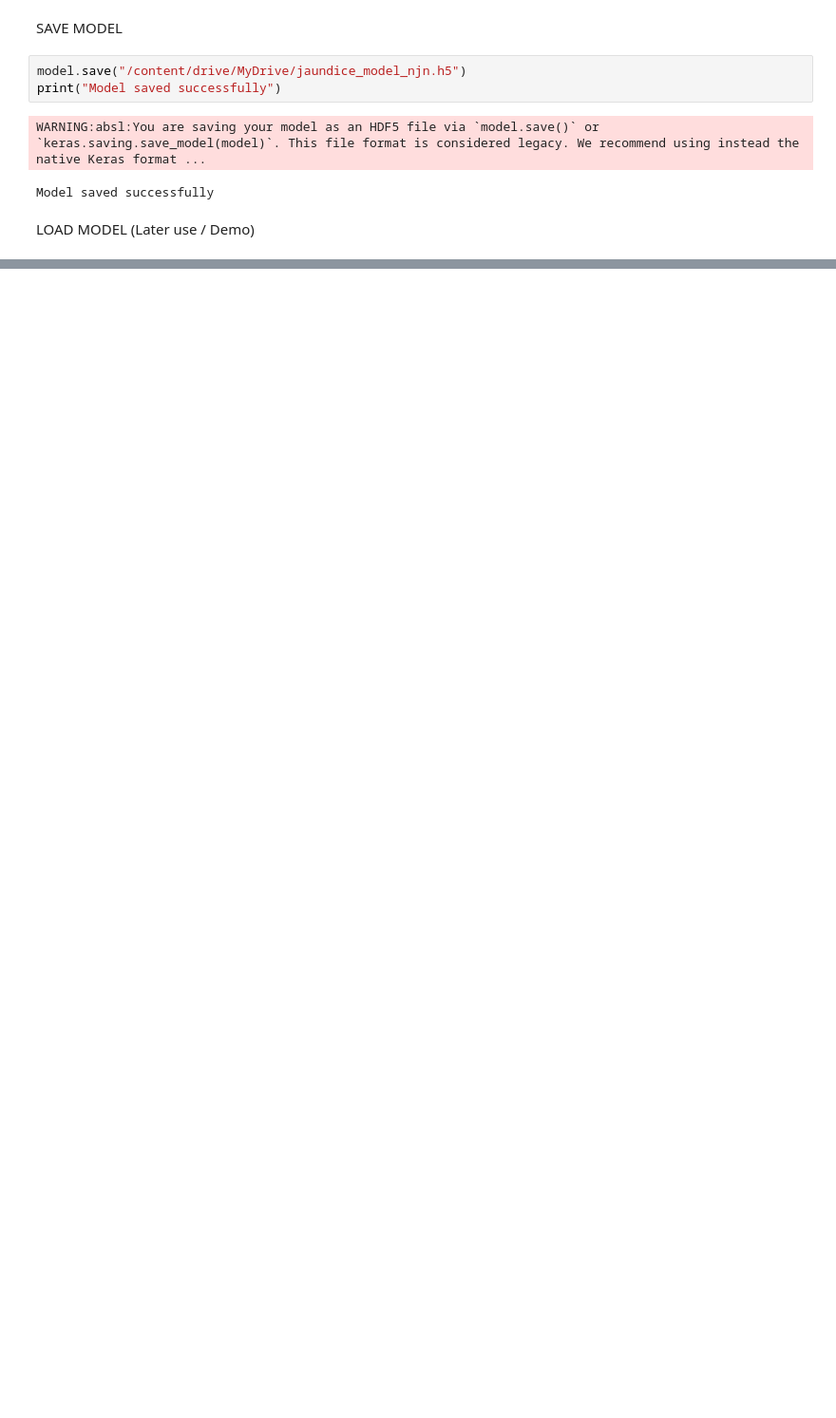
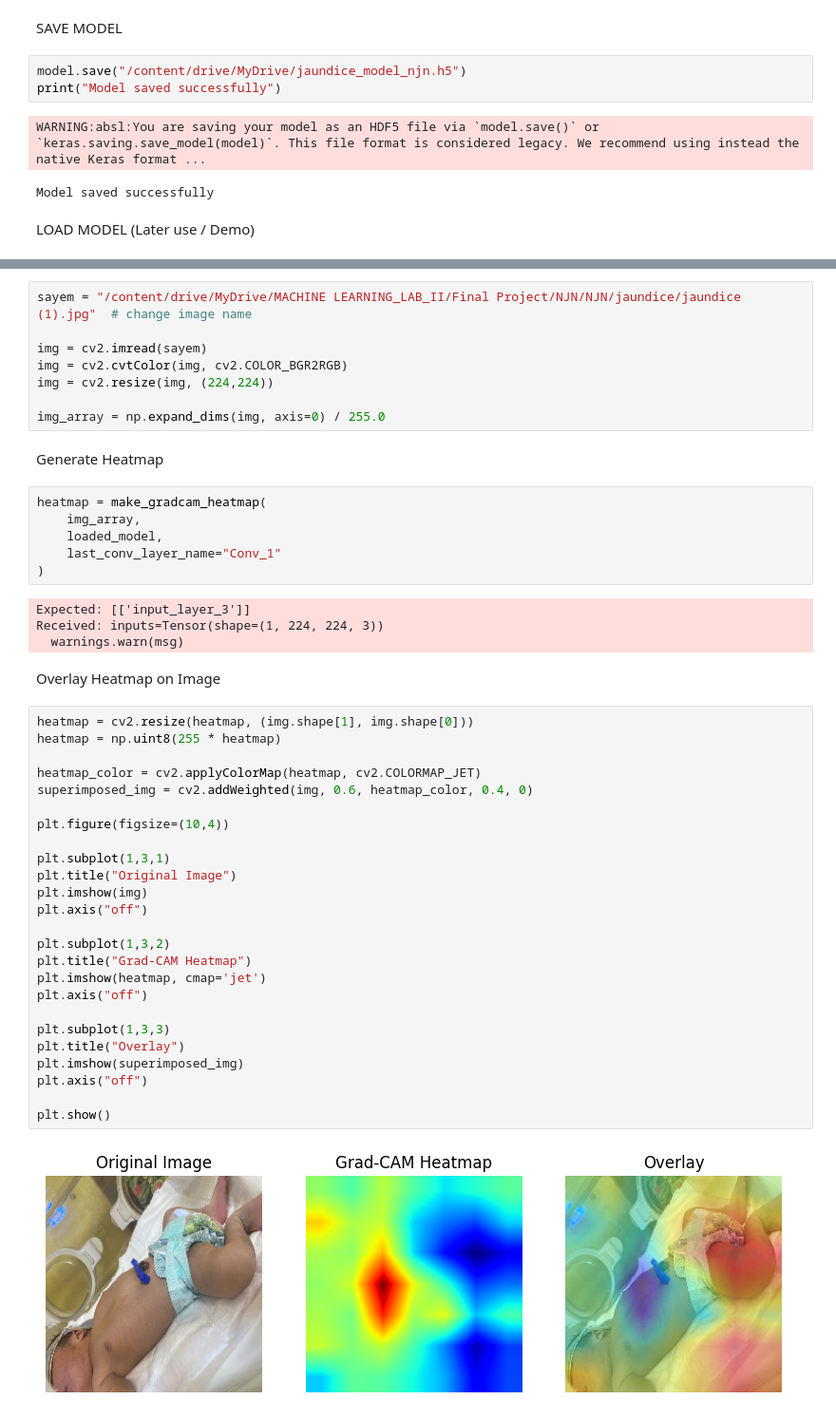
Before and after one commit to ASAbuSayem/Jaundice-Detection, a Jupyter notebook: Jaundice_Detection.ipynb, the cells around one changed output, grey strips where cells are left out. Shown at 95% size. Cells and saved outputs as stored; diff of their text form; blank space fills up the shorter version.

```diff
--- a/Jaundice_Detection.ipynb
+++ b/Jaundice_Detection.ipynb
@@ -249,0 +280,49 @@ Loaded Model Accuracy: 0.7368420958518982
+# %%
+sayem = "/content/drive/MyDrive/MACHINE LEARNING_LAB_II/Final Project/NJN/NJN/jaundice/jaundice (1).jpg"  # change image name
+
+img = cv2.imread(sayem)
+img = cv2.cvtColor(img, cv2.COLOR_BGR2RGB)
+img = cv2.resize(img, (224,224))
+
+img_array = np.expand_dims(img, axis=0) / 255.0
+# %% [markdown]
+Generate Heatmap
+# %%
+heatmap = make_gradcam_heatmap(
+    img_array,
+    loaded_model,
+    last_conv_layer_name="Conv_1"
+)
+# %% [output]
+Expected: [['input_layer_3']]
+Received: inputs=Tensor(shape=(1, 224, 224, 3))
+  warnings.warn(msg)
+# %% [markdown]
+Overlay Heatmap on Image
+# %%
+heatmap = cv2.resize(heatmap, (img.shape[1], img.shape[0]))
+heatmap = np.uint8(255 * heatmap)
+
+heatmap_color = cv2.applyColorMap(heatmap, cv2.COLORMAP_JET)
+superimposed_img = cv2.addWeighted(img, 0.6, heatmap_color, 0.4, 0)
+
+plt.figure(figsize=(10,4))
+
+plt.subplot(1,3,1)
+plt.title("Original Image")
+plt.imshow(img)
+plt.axis("off")
+
+plt.subplot(1,3,2)
+plt.title("Grad-CAM Heatmap")
+plt.imshow(heatmap, cmap='jet')
+plt.axis("off")
+
+plt.subplot(1,3,3)
+plt.title("Overlay")
+plt.imshow(superimposed_img)
+plt.axis("off")
+
+plt.show()
+# %% [output]
+[figure, added]
```
Also changed, not shown: parts of 18 cells of this notebook.
